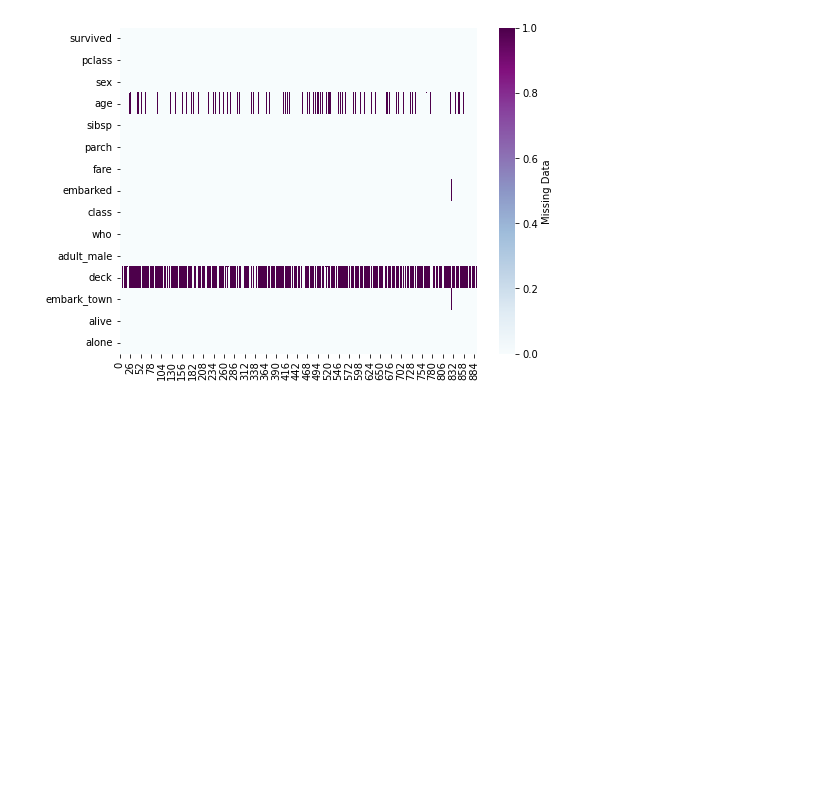
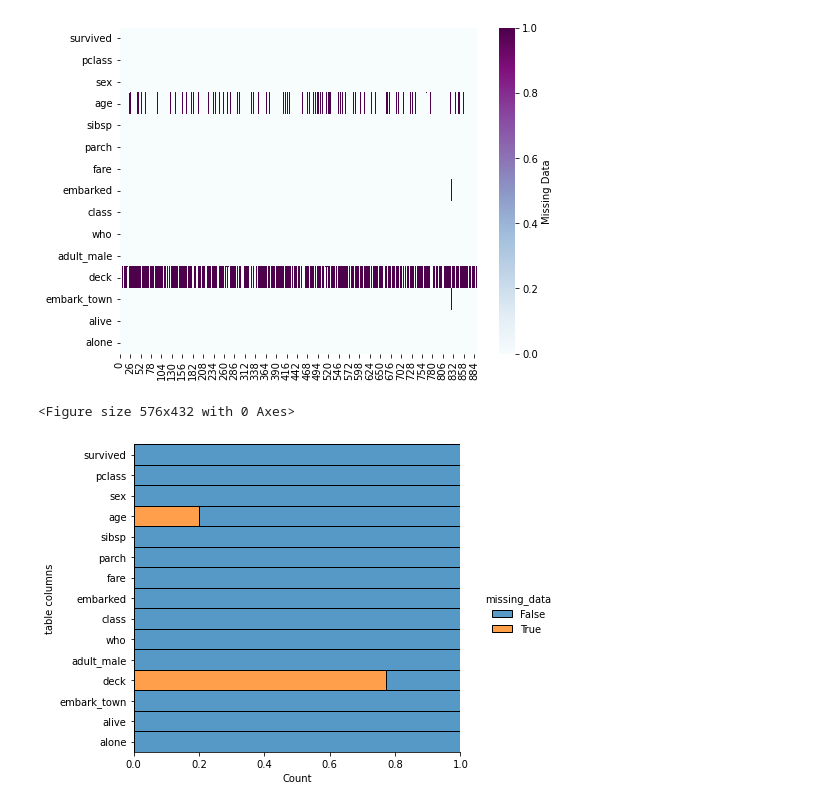
Before and after one commit to RanjitMenon09/MachineLearning, a Jupyter notebook: DataVisualization/titanicDataset/DataVisualization.ipynb, the cells around one changed output. Saved outputs shown, nothing was run; the diff lists cells and outputs as text; code cells hidden in the pictures; blank space fills up the shorter version.

Commit message:
added displot to identify missing values

```diff
--- a/DataVisualization/titanicDataset/DataVisualization.ipynb
+++ b/DataVisualization/titanicDataset/DataVisualization.ipynb
@@ -65,3 +64,18 @@ sns.heatmap(titanic.isna().transpose(),
 plt.show()
 # %% [output]
 [figure]
+# %%
+plt.figure(figsize=(8,6))
+sns.displot(
+            data=titanic.isna().melt(value_name="missing_data"),
+            y="variable",
+            hue="missing_data",
+            multiple="fill",
+            aspect=1.25,
+            rug_kws={'lw':2}
+            )
+plt.ylabel('table columns')
+plt.show()
+# %% [output]
+<Figure size 576x432 with 0 Axes>
+[figure, added]
```
Also changed, not shown: parts of 1 cell of this notebook.
